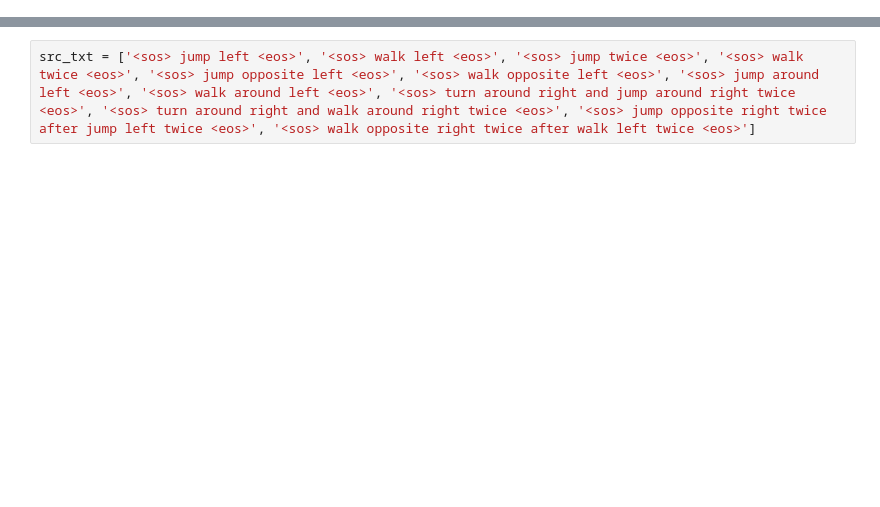
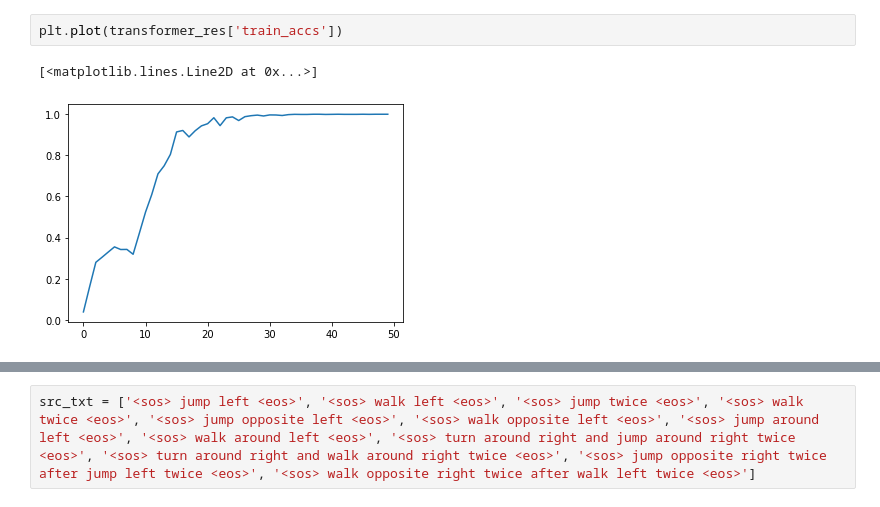
Before and after one commit to ayushchakravarthy/language_compositionality, a Jupyter notebook: Plot.ipynb, the cells around one changed output, grey strips where cells are left out. Drawn from its saved outputs; the diff is of its cells as text; blank space fills up the shorter version.

```diff
--- a/Plot.ipynb
+++ b/Plot.ipynb
@@ -0,0 +12,5 @@
+# %%
+plt.plot(transformer_res['train_accs'])
+# %% [output]
+[<matplotlib.lines.Line2D at 0x...>]
+[figure, added]
```
Also changed, not shown: parts of 40 cells of this notebook, 2 other files.
